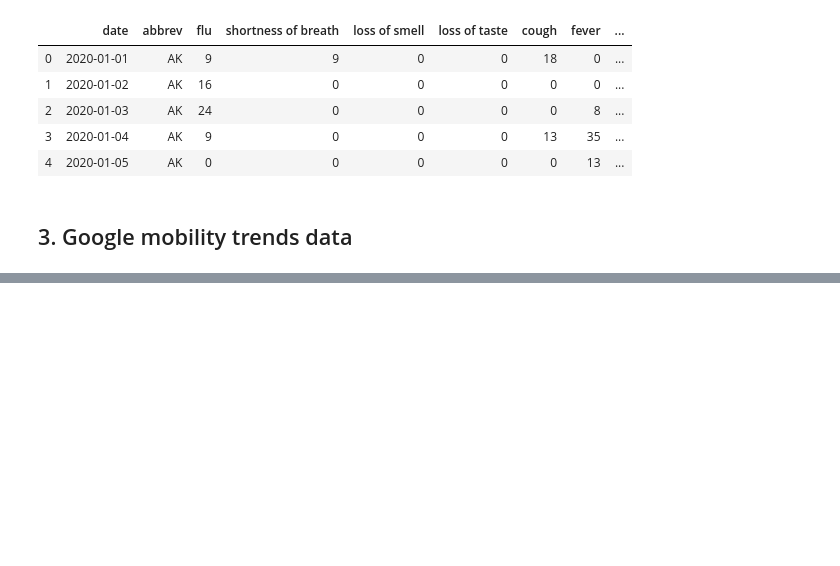
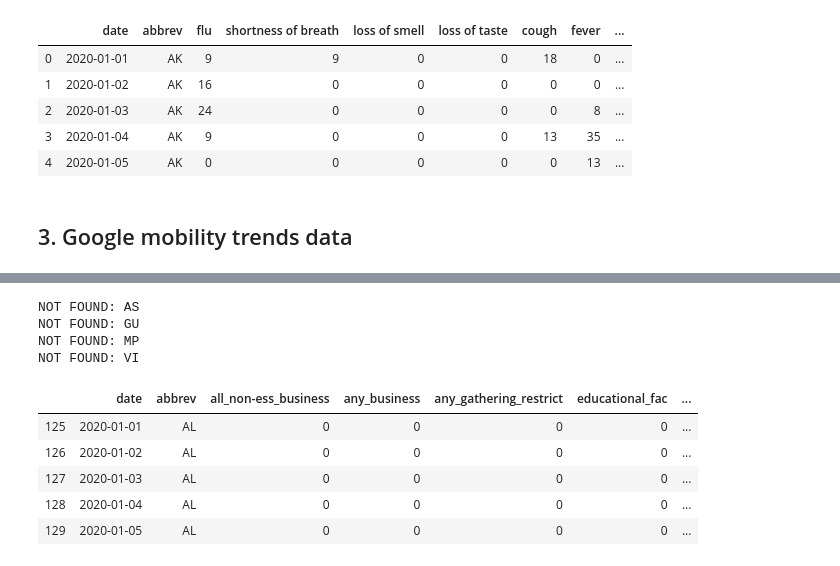
Before and after one commit to spotted-d/RNN_covid19_modeling, a Jupyter notebook: data_extraction/data_extracts.ipynb, the cells around one changed output, grey strips where cells are left out. Saved outputs shown, nothing was run; the diff lists cells and outputs as text; code cells hidden in the pictures; blank space fills up the shorter version.

```diff
--- a/data_extraction/data_extracts.ipynb
+++ b/data_extraction/data_extracts.ipynb
@@ -582,0 +653,25 @@ pickle.dump(mobility_us, open("../data/us_state_mobility_data.p", "wb" ))
+# %%
+# empty df
+hi = build_mitigation_time_series("HI")
+state_mitigation_measures = pd.DataFrame(columns = hi.columns)
+
+# loop through all states
+for state in states:
+    try:
+        state_mit = build_mitigation_time_series(state)
+    except:
+        print(f"NOT FOUND: {state}")
+    state_mitigation_measures = pd.concat([state_mitigation_measures, state_mit])
+
+state_mitigation_measures.head()
+# %% [output]
+NOT FOUND: AS
+NOT FOUND: GU
+NOT FOUND: MP
+NOT FOUND: VI
+|  | date | abbrev | all_non-ess_business | any_business | any_gathering_restrict | educational_fac | ... |
+| 125 | 2020-01-01 | AL | 0 | 0 | 0 | 0 | ... |
+| 126 | 2020-01-02 | AL | 0 | 0 | 0 | 0 | ... |
+| 127 | 2020-01-03 | AL | 0 | 0 | 0 | 0 | ... |
+| 128 | 2020-01-04 | AL | 0 | 0 | 0 | 0 | ... |
+| 129 | 2020-01-05 | AL | 0 | 0 | 0 | 0 | ... |
```
Also changed, not shown: parts of 7 cells of this notebook, 3 other files.
